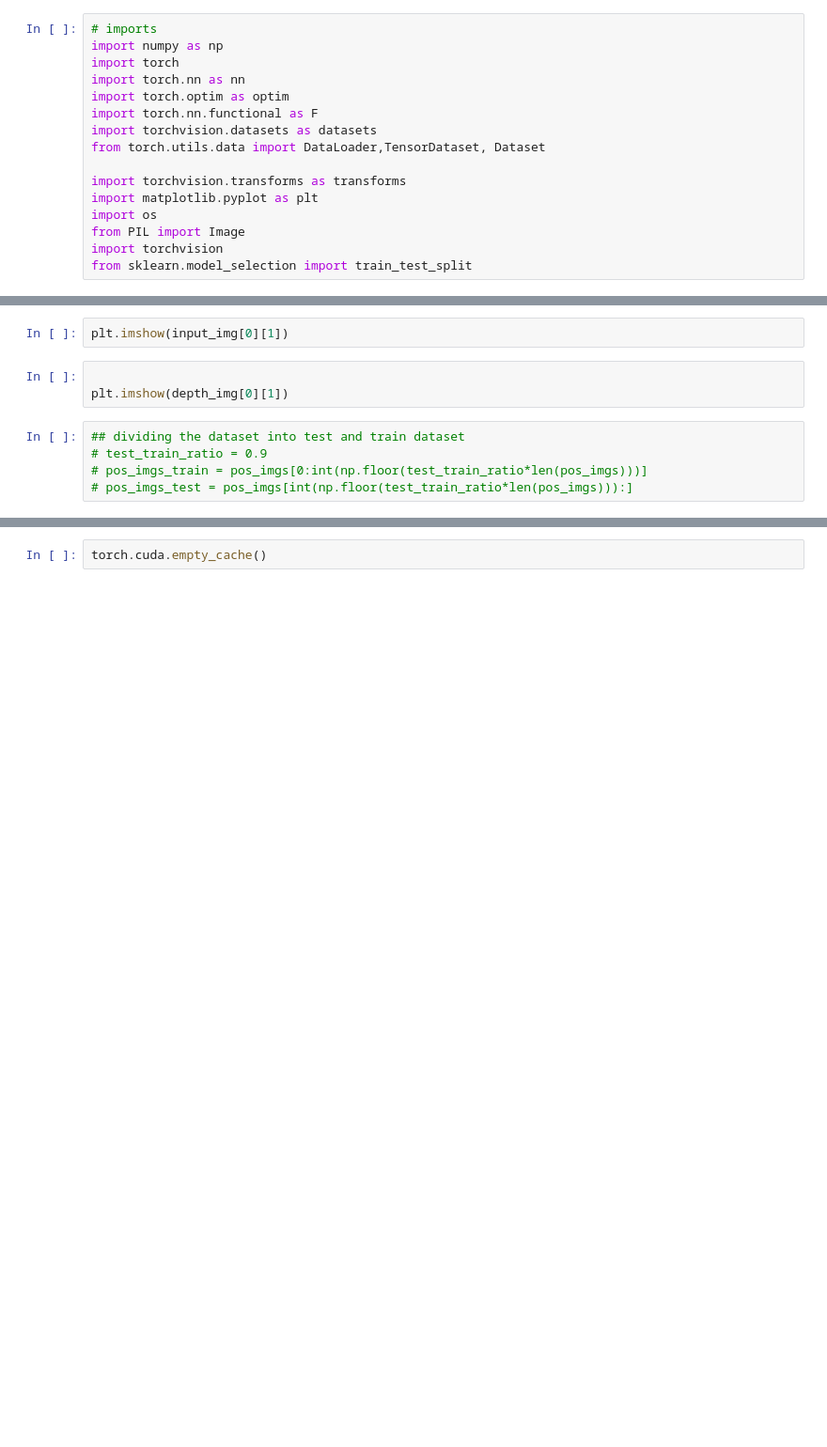
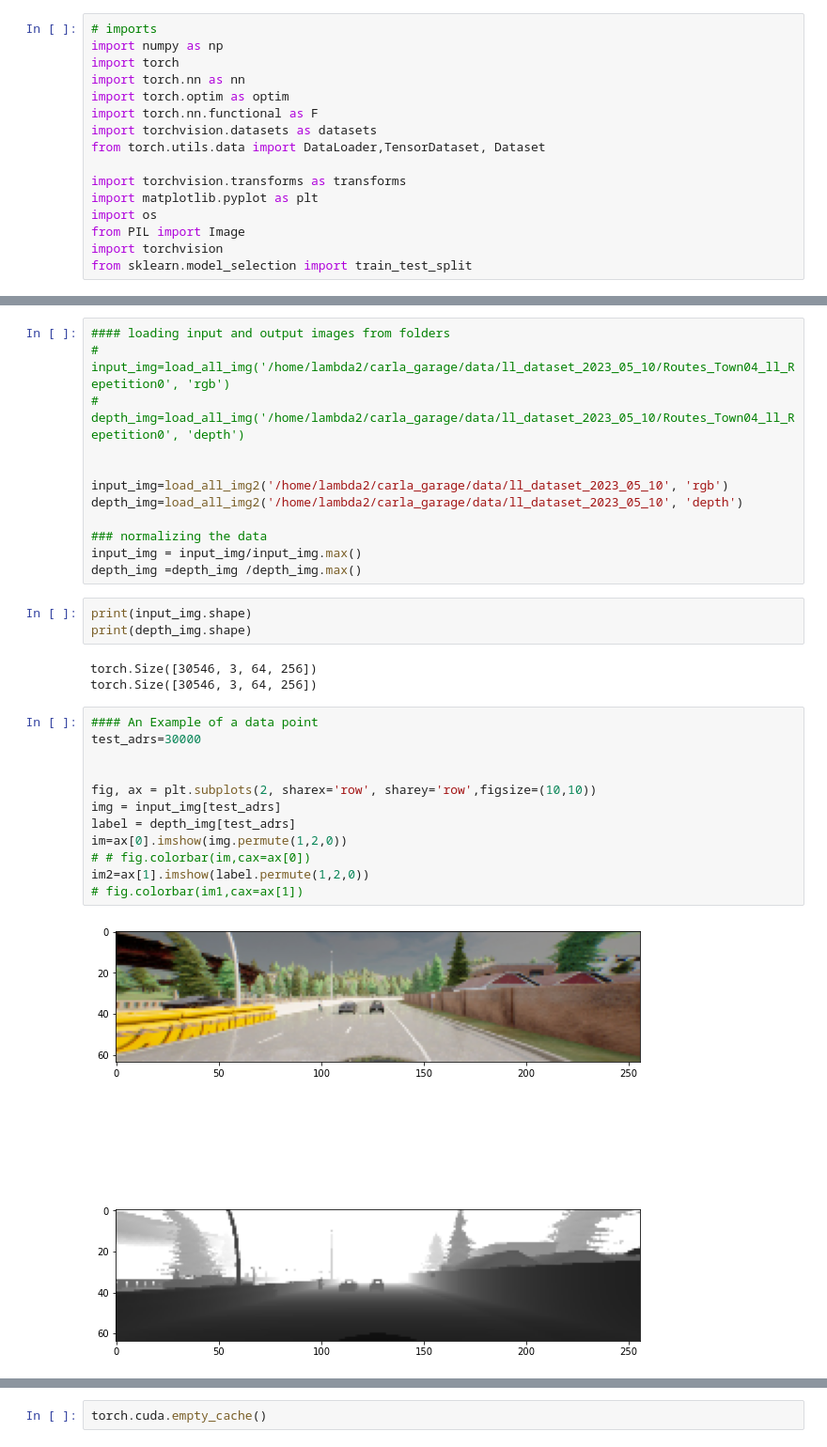
Before and after one commit to akuadbu/DLProject, a Jupyter notebook: Unet.ipynb, the cells around one changed output, grey strips where cells are left out. Shown at 94% size. Cells and saved outputs as stored; diff of their text form; blank space fills up the shorter version.

```diff
--- a/Unet.ipynb
+++ b/Unet.ipynb
@@ -67,10 +71,32 @@ torch.Size([4582, 3, 256, 1024])
-# %%
-plt.imshow(input_img[0][1])
-# %%
-
-plt.imshow(depth_img[0][1])
-# %%
-## dividing the dataset into test and train dataset
-# test_train_ratio = 0.9
-# pos_imgs_train = pos_imgs[0:int(np.floor(test_train_ratio*len(pos_imgs)))]
-# pos_imgs_test = pos_imgs[int(np.floor(test_train_ratio*len(pos_imgs))):]
+# %%
+#### loading input and output images from folders
+# input_img=load_all_img('/home/lambda2/carla_garage/data/ll_dataset_2023_05_10/Routes_Town04_ll_Repetition0', 'rgb')
+# depth_img=load_all_img('/home/lambda2/carla_garage/data/ll_dataset_2023_05_10/Routes_Town04_ll_Repetition0', 'depth')
+
+
+input_img=load_all_img2('/home/lambda2/carla_garage/data/ll_dataset_2023_05_10', 'rgb')
+depth_img=load_all_img2('/home/lambda2/carla_garage/data/ll_dataset_2023_05_10', 'depth')
+
+### normalizing the data
+input_img = input_img/input_img.max()
+depth_img =depth_img /depth_img.max()
+# %%
+print(input_img.shape)
+print(depth_img.shape)
+# %% [output]
+torch.Size([30546, 3, 64, 256])
+torch.Size([30546, 3, 64, 256])
+# %%
+#### An Example of a data point
+test_adrs=30000
+
+
+fig, ax = plt.subplots(2, sharex='row', sharey='row',figsize=(10,10))
+img = input_img[test_adrs]
+label = depth_img[test_adrs]
+im=ax[0].imshow(img.permute(1,2,0))
+# # fig.colorbar(im,cax=ax[0])
+im2=ax[1].imshow(label.permute(1,2,0))
+# fig.colorbar(im1,cax=ax[1])
+# %% [output]
+[figure, added]
```
Also changed, not shown: parts of 43 cells of this notebook, 2 other files.
